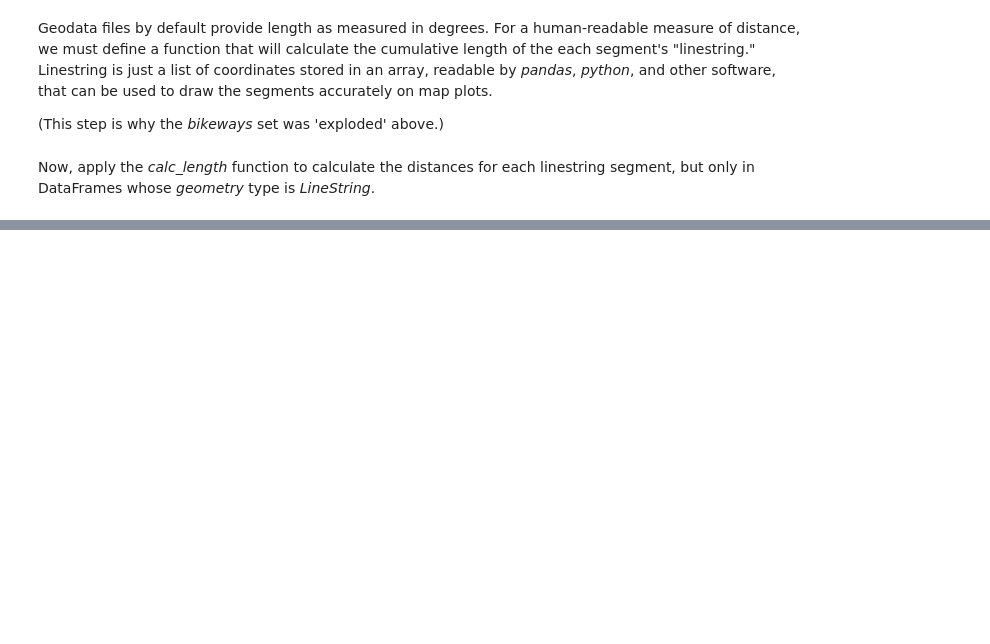
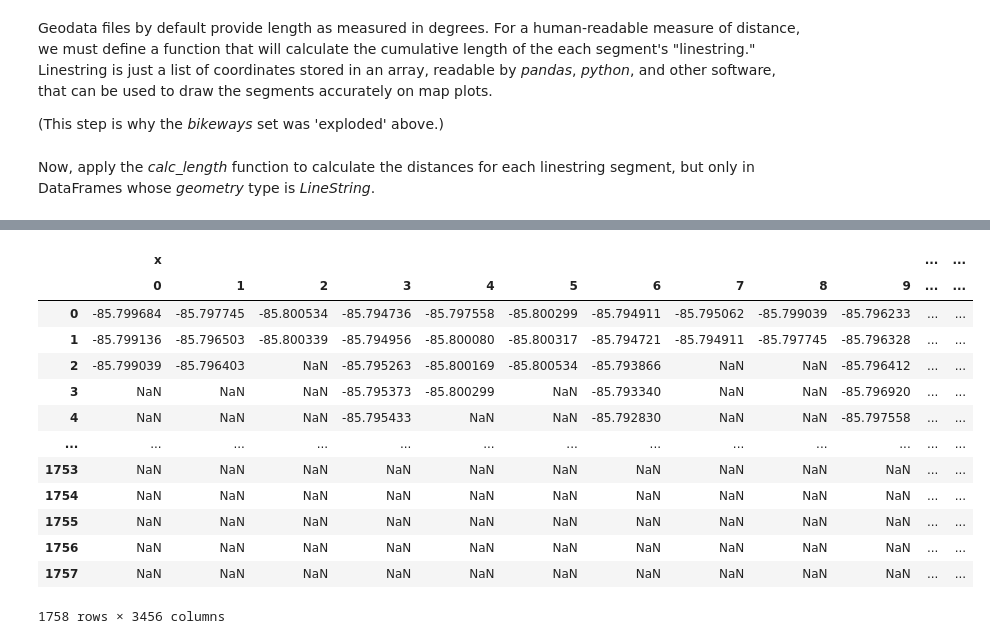
Before and after one commit to JishGorft/Roadway_Risk, a Jupyter notebook: Louisville_Roadway_Risk_Analysis.ipynb, the cells around one changed output, grey strips where cells are left out. Saved outputs shown, nothing was run; the diff lists cells and outputs as text; code cells hidden in the pictures; blank space fills up the shorter version.

```diff
--- a/Louisville_Roadway_Risk_Analysis.ipynb
+++ b/Louisville_Roadway_Risk_Analysis.ipynb
@@ -179,0 +269,3 @@ for df in data_sets:
+# %%
+bikeways_coords = bikeways['geometry'].get_coordinates(index_parts=True)
+bikeways_coords
@@ -179,0 +286,17 @@ for df in data_sets:
+# %%
+bikeways_coords.unstack(level=0)
+# %% [output]
+|  | x |  |  |  |  |  |  |  |  |  | ... | ... |
+|  | 0 | 1 | 2 | 3 | 4 | 5 | 6 | 7 | 8 | 9 | ... | ... |
+| 0 | -85.799684 | -85.797745 | -85.800534 | -85.794736 | -85.797558 | -85.800299 | -85.794911 | -85.795062 | -85.799039 | -85.796233 | ... | ... |
+| 1 | -85.799136 | -85.796503 | -85.800339 | -85.794956 | -85.800080 | -85.800317 | -85.794721 | -85.794911 | -85.797745 | -85.796328 | ... | ... |
+| 2 | -85.799039 | -85.796403 | NaN | -85.795263 | -85.800169 | -85.800534 | -85.793866 | NaN | NaN | -85.796412 | ... | ... |
+| 3 | NaN | NaN | NaN | -85.795373 | -85.800299 | NaN | -85.793340 | NaN | NaN | -85.796920 | ... | ... |
+| 4 | NaN | NaN | NaN | -85.795433 | NaN | NaN | -85.792830 | NaN | NaN | -85.797558 | ... | ... |
+| ... | ... | ... | ... | ... | ... | ... | ... | ... | ... | ... | ... | ... |
+| 1753 | NaN | NaN | NaN | NaN | NaN | NaN | NaN | NaN | NaN | NaN | ... | ... |
+| 1754 | NaN | NaN | NaN | NaN | NaN | NaN | NaN | NaN | NaN | NaN | ... | ... |
+| 1755 | NaN | NaN | NaN | NaN | NaN | NaN | NaN | NaN | NaN | NaN | ... | ... |
+| 1756 | NaN | NaN | NaN | NaN | NaN | NaN | NaN | NaN | NaN | NaN | ... | ... |
+| 1757 | NaN | NaN | NaN | NaN | NaN | NaN | NaN | NaN | NaN | NaN | ... | ... |
+1758 rows × 3456 columns
```
Also changed, not shown: parts of 12 cells of this notebook.
